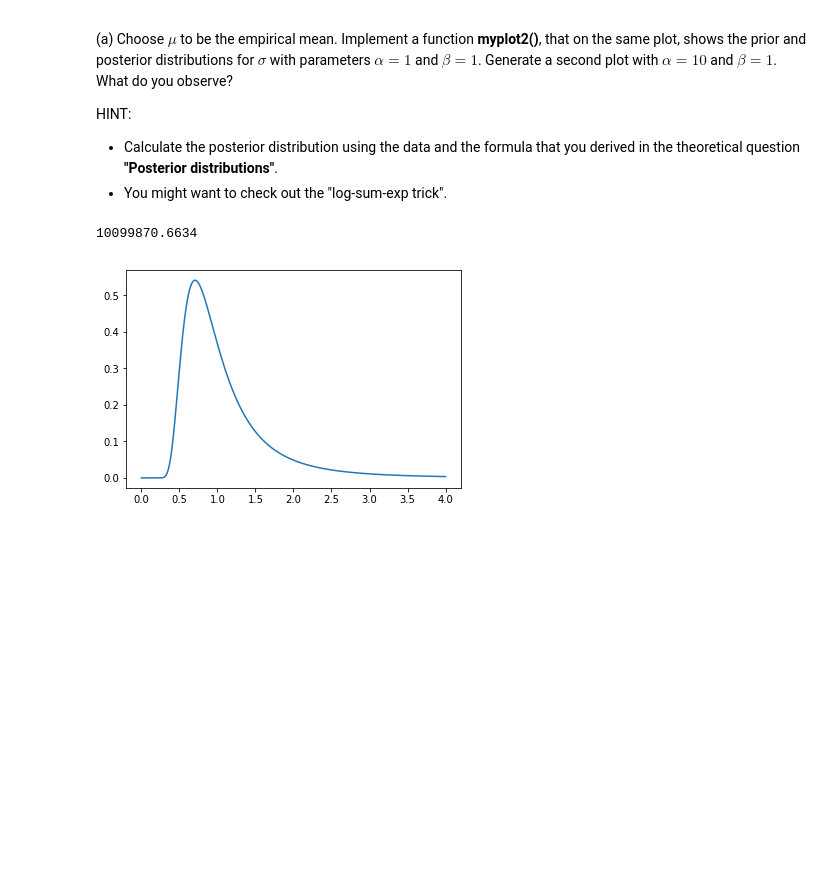
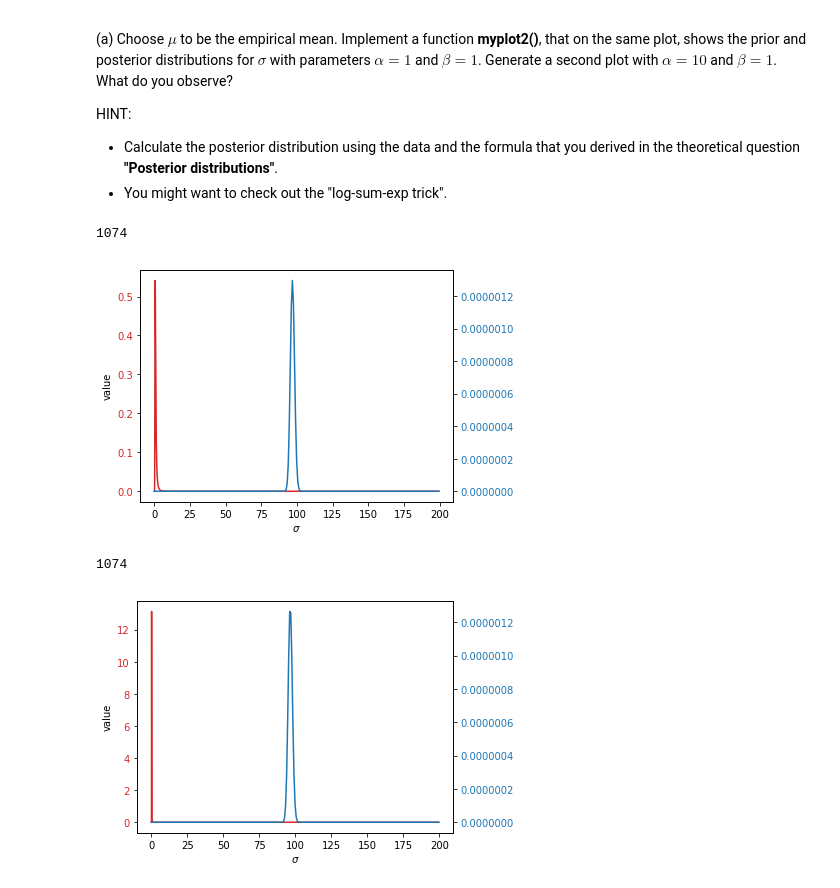
Before and after one commit to SebastianBergstrom/tda231_homework, a Jupyter notebook: hw1/sebastian/hw1.ipynb, the cells around one changed output. Cells and saved outputs as stored; diff of their text form; code cells hidden in the pictures; blank space fills up the shorter version.

```diff
--- a/hw1/sebastian/hw1.ipynb
+++ b/hw1/sebastian/hw1.ipynb
@@ -143,40 +143,73 @@ HINT:
 # %%
 %matplotlib inline
 
+import os
 import numpy as np
 import matplotlib.pyplot as plt
-import scipy
+from scipy import special as sp
 
 def gamma(sigma,alpha,beta):
-    return beta**alpha / scipy.special.gamma(alpha) * (sigma**2)**(-alpha-1) * np.exp(-beta/(sigma**2))
-np.exp(a)*np.exp(-beta/(sigma**2)-a)
+    return beta**alpha / sp.gamma(alpha) * (sigma**2)**(-alpha-1) * np.exp(-beta/(sigma**2))
+
+
+def log_factorial(x):
+    sum = 0
+    for i in range(x):
+        sum += np.log(x-i)
+    return sum
+
+def log_gamma(sigma,alpha,beta):
+    return alpha*np.log( beta ) - log_factorial(alpha) + (-alpha-1)*np.log( sigma**2 ) - beta/(sigma**2)
+
 def sge(X):
     N,p = X.shape
     mu = np.sum(X,axis=0)/N
     sigma = 1/np.sqrt(N*p) * np.sqrt( np.sum( np.linalg.norm(X-mu,axis=1)**2 ) )
     return mu,sigma
 
 def post_gamma(sigma,mu,alpha,beta,X):
     n = X.shape[0]
-    return gamma(sigma,alpha+n,beta+ np.sum( np.linalg.norm(X-mu,axis=1)**2 ) / 2 )
+    print(n)
+    return log_gamma(sigma, alpha+n , beta + np.sum( np.linalg.norm(X-mu,axis=1)**2 ) / 2 )
 
 def myplot2(X,alpha,beta):
+    sigma_start = 0.2
+    sigma_end = 125
     mu,_ = sge(X)
-    colorvec = ['blue','red','green']
-    sigma_vec = np.linspace(0.001,4,1000)
+
+    #sigma_vec = np.linspace(sigma_start,sigma_end,1000)
+    sigma_vec = np.logspace(-1,2.3,1000)
     gamma_vec = gamma(sigma_vec,alpha,beta)
-    plt.plot(sigma_vec,gamma_vec)
-    post_gamma_vec = post_gamma(sigma_vec,mu,alpha,beta,X)
-    plt.plot(sigma_vec,post_gamma_vec)
+    post_gamma_vec = np.exp( post_gamma(sigma_vec,mu,alpha,beta,X) )
 
-data_raw = np.loadtxt("dataset0.txt")
-data = data_raw[:,[0,1]]
+    fig,ax1 = plt.subplots()
+
+    color = 'tab:red'
+    ax1.plot(sigma_vec,gamma_vec,'blue',color=color)
+    ax1.tick_params(axis='y', labelcolor=color)
+    ax1.set_xlabel('$\sigma$')
+
+    ax2 = ax1.twinx()
+
+    color = 'tab:blue'
+    ax2.plot(sigma_vec,post_gamma_vec,'red',color=color)
+    ax2.tick_params(axis='y', labelcolor=color)
+
+    fig.tight_layout()
+    plt.show()
+
+
+
+
+with open('dataset0.txt') as dataset:
+    data_raw = np.loadtxt(dataset)
+    data = data_raw[:,[0,1]]
 X=data
-mu,_=sge(X)
-beta=1
-print(beta+ np.sum( np.linalg.norm(X-mu,axis=1)**2 ) / 2)
 
 myplot2(data,1,1)
+myplot2(data,10,1)
 # %% [output]
-10099870.6634
+1074
-[figure, old version]
+[figure, new version]
+1074
+[figure, added]
```
Also changed, not shown: 1 other file.
